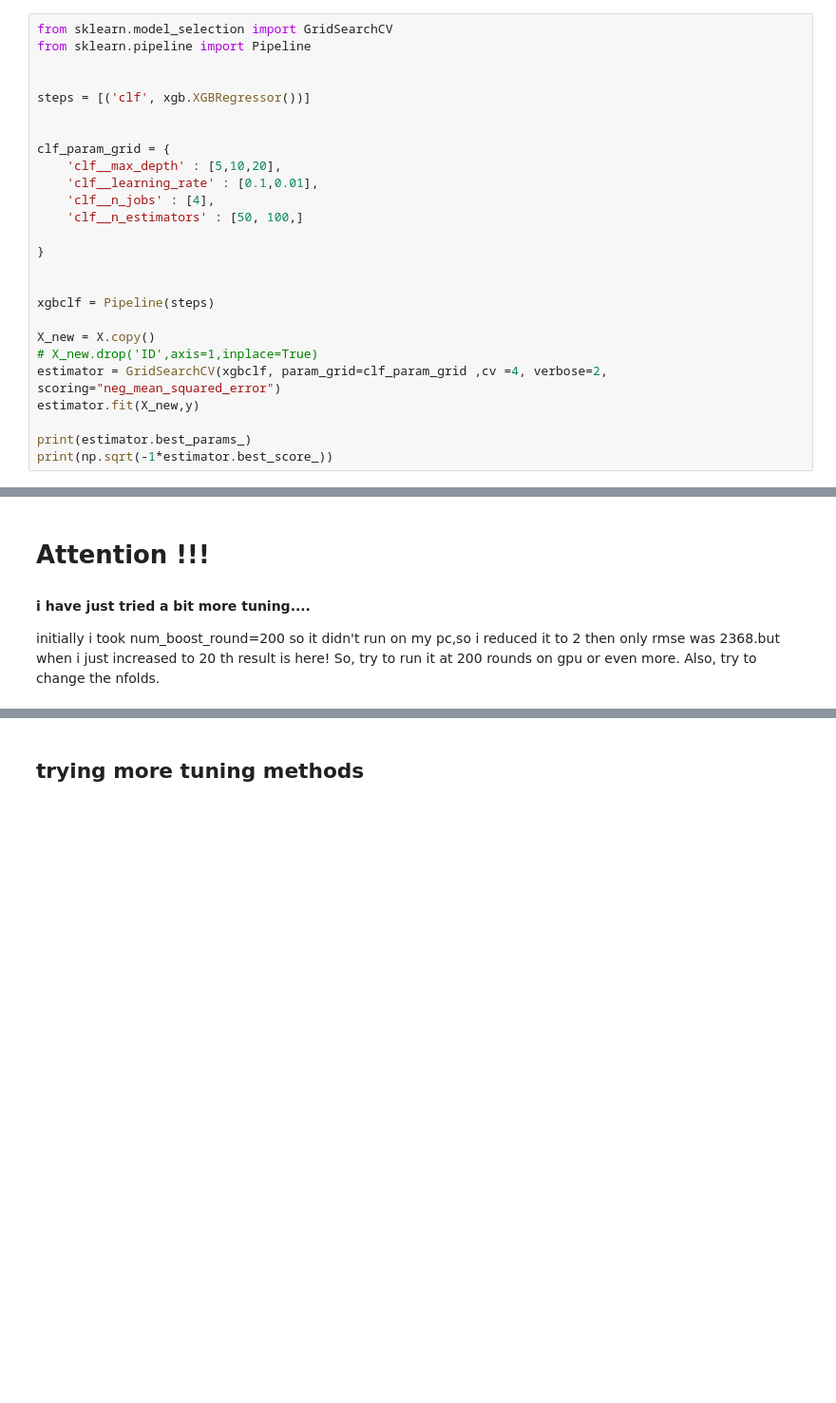
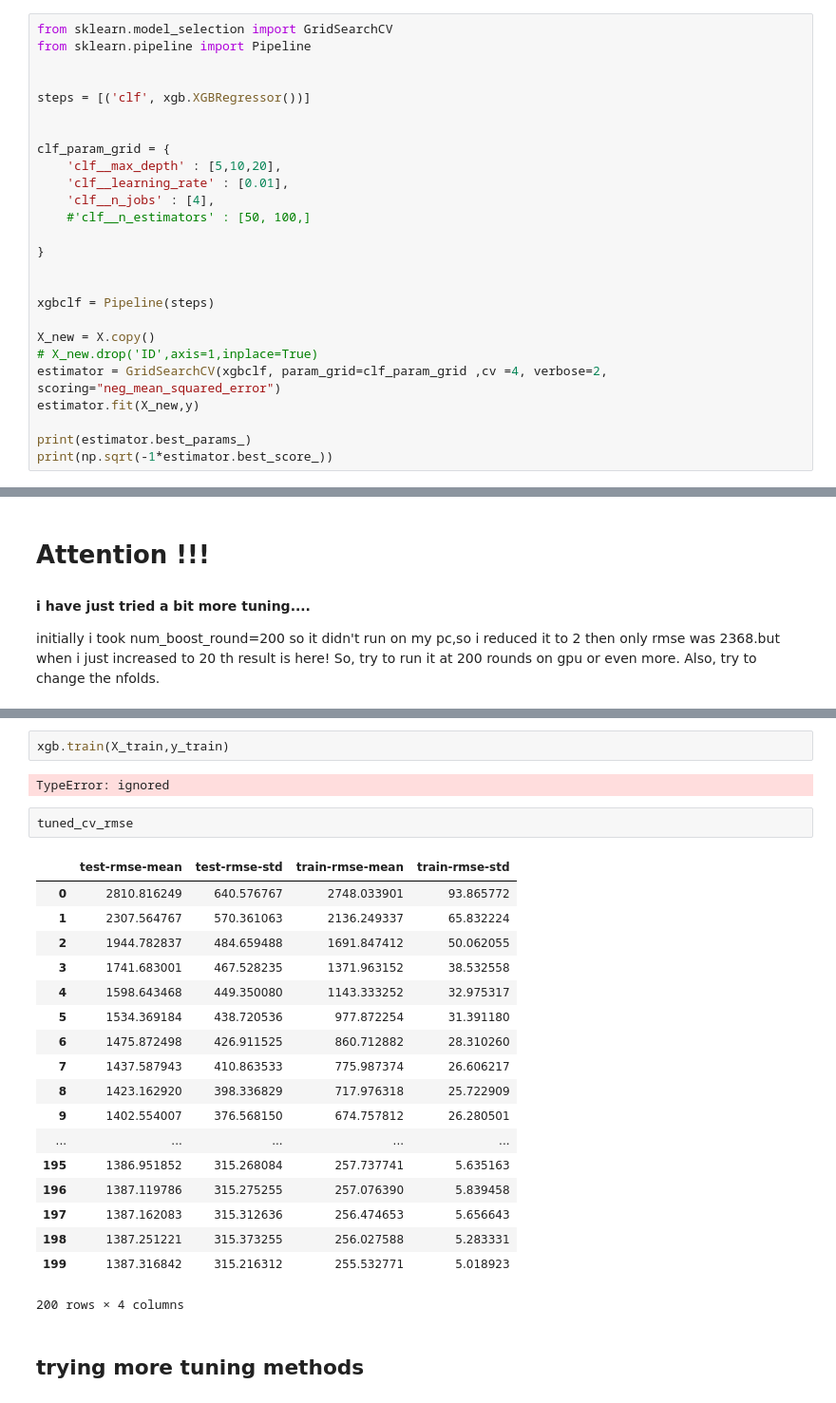
Before and after one commit to manan-arya/Analytics_Vidhya_Competition, a Jupyter notebook: Analytic_Vidya.ipynb, the cells around one changed output, grey strips where cells are left out. Shown: that part at 95% size. Cells and saved outputs as stored; diff of their text form; blank space fills up the shorter version.

```diff
--- a/Analytic_Vidya.ipynb
+++ b/Analytic_Vidya.ipynb
@@ -153,9 +153,9 @@ steps = [('clf', xgb.XGBRegressor())]
 
 clf_param_grid = {
     'clf__max_depth' : [5,10,20],
-    'clf__learning_rate' : [0.1,0.01],
+    'clf__learning_rate' : [0.01],
     'clf__n_jobs' : [4],
-    'clf__n_estimators' : [50, 100,]
+    #'clf__n_estimators' : [50, 100,]
 
 }
 
@@ -216,3 +216,28 @@ Tuned rmse: 1365.867336
+# %%
+xgb.train(X_train,y_train)
+# %% [output]
+TypeError: ignored
+# %%
+tuned_cv_rmse
+# %% [output]
+|  | test-rmse-mean | test-rmse-std | train-rmse-mean | train-rmse-std |
+| 0 | 2810.816249 | 640.576767 | 2748.033901 | 93.865772 |
+| 1 | 2307.564767 | 570.361063 | 2136.249337 | 65.832224 |
+| 2 | 1944.782837 | 484.659488 | 1691.847412 | 50.062055 |
+| 3 | 1741.683001 | 467.528235 | 1371.963152 | 38.532558 |
+| 4 | 1598.643468 | 449.350080 | 1143.333252 | 32.975317 |
+| 5 | 1534.369184 | 438.720536 | 977.872254 | 31.391180 |
+| 6 | 1475.872498 | 426.911525 | 860.712882 | 28.310260 |
+| 7 | 1437.587943 | 410.863533 | 775.987374 | 26.606217 |
+| 8 | 1423.162920 | 398.336829 | 717.976318 | 25.722909 |
+| 9 | 1402.554007 | 376.568150 | 674.757812 | 26.280501 |
+| ... | ... | ... | ... | ... |
+| 195 | 1386.951852 | 315.268084 | 257.737741 | 5.635163 |
+| 196 | 1387.119786 | 315.275255 | 257.076390 | 5.839458 |
+| 197 | 1387.162083 | 315.312636 | 256.474653 | 5.656643 |
+| 198 | 1387.251221 | 315.373255 | 256.027588 | 5.283331 |
+| 199 | 1387.316842 | 315.216312 | 255.532771 | 5.018923 |
+200 rows × 4 columns
 # %% [markdown]
 ## trying more tuning methods
 # %% [markdown]
```
Also changed, not shown: parts of 3 cells of this notebook.
